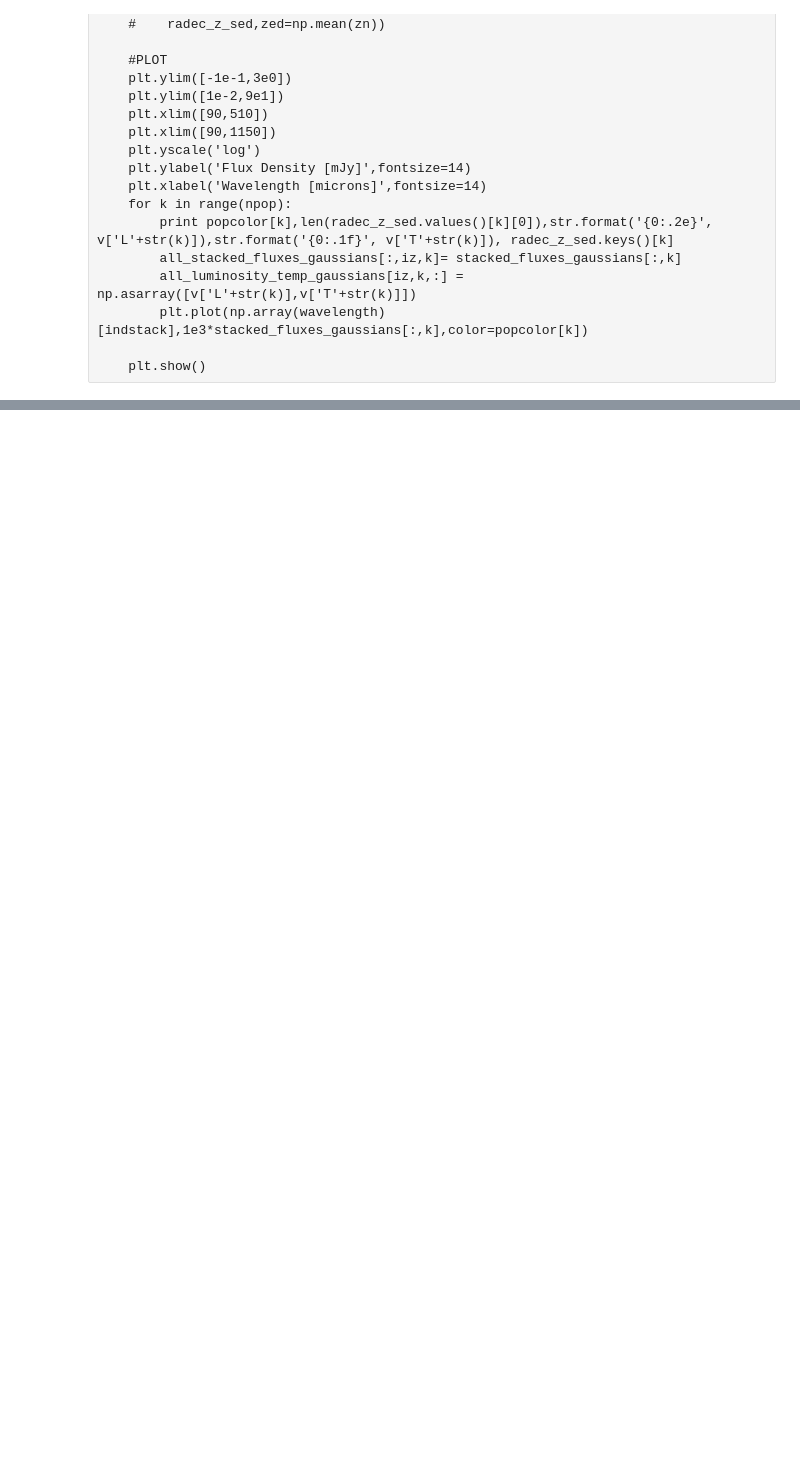
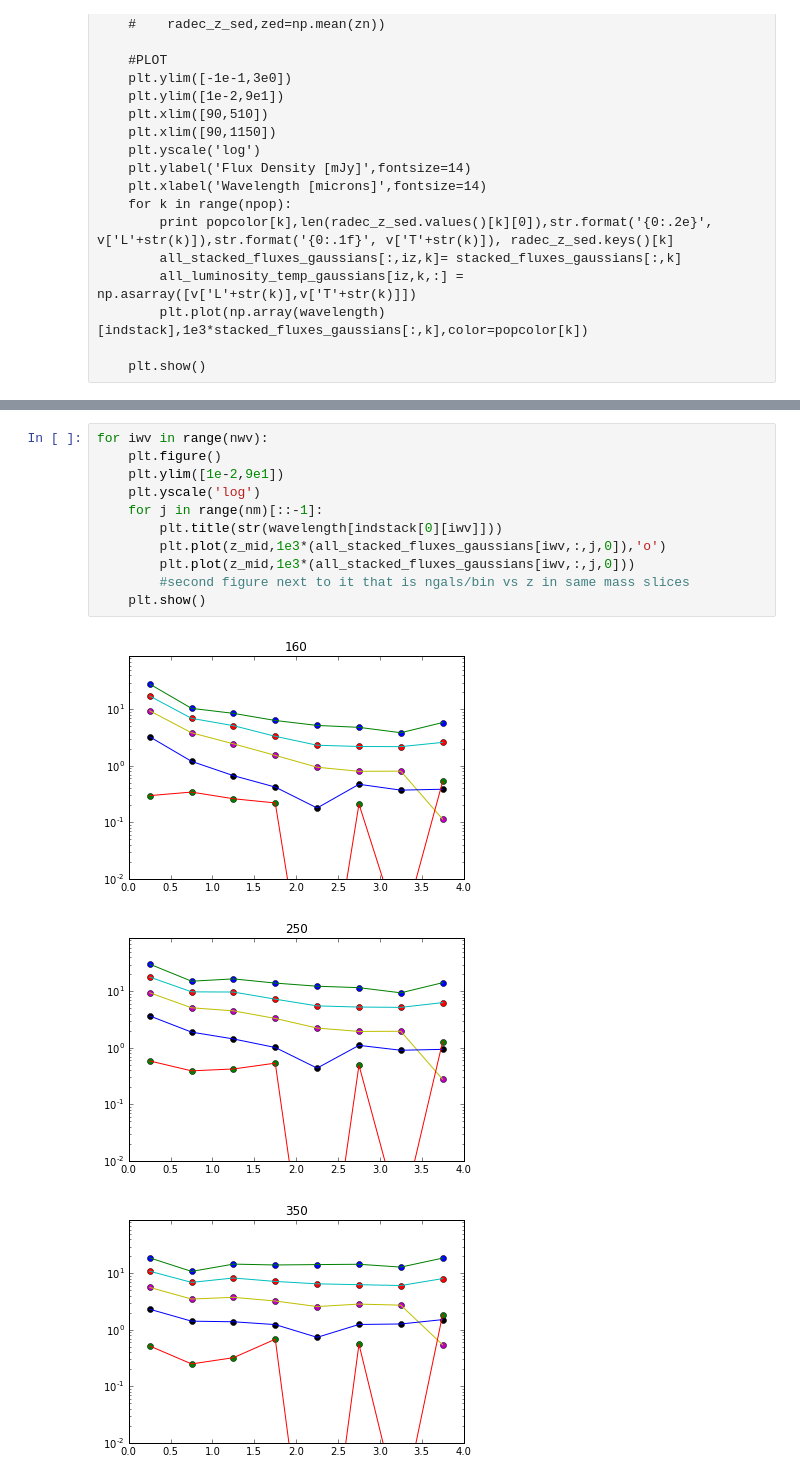
Before and after one commit to marcoviero/simstack, a Jupyter notebook: notebooks/sedstack_with_all_libraries.ipynb, the cells around one changed output, grey strips where cells are left out. Cells and saved outputs as stored; diff of their text form; blank space fills up the shorter version.

```diff
--- a/notebooks/sedstack_with_all_libraries.ipynb
+++ b/notebooks/sedstack_with_all_libraries.ipynb
@@ -263,0 +282,15 @@ scuba_850
+# %%
+for iwv in range(nwv):
+    plt.figure()
+    plt.ylim([1e-2,9e1])
+    plt.yscale('log')
+    for j in range(nm)[::-1]:
+        plt.title(str(wavelength[indstack[0][iwv]]))
+        plt.plot(z_mid,1e3*(all_stacked_fluxes_gaussians[iwv,:,j,0]),'o')
+        plt.plot(z_mid,1e3*(all_stacked_fluxes_gaussians[iwv,:,j,0]))
+        #second figure next to it that is ngals/bin vs z in same mass slices
+    plt.show()
+# %% [output]
+[figure, added]
+[figure, added]
+[figure, added]
```
Also changed, not shown: parts of 8 cells of this notebook, 6 other files.
